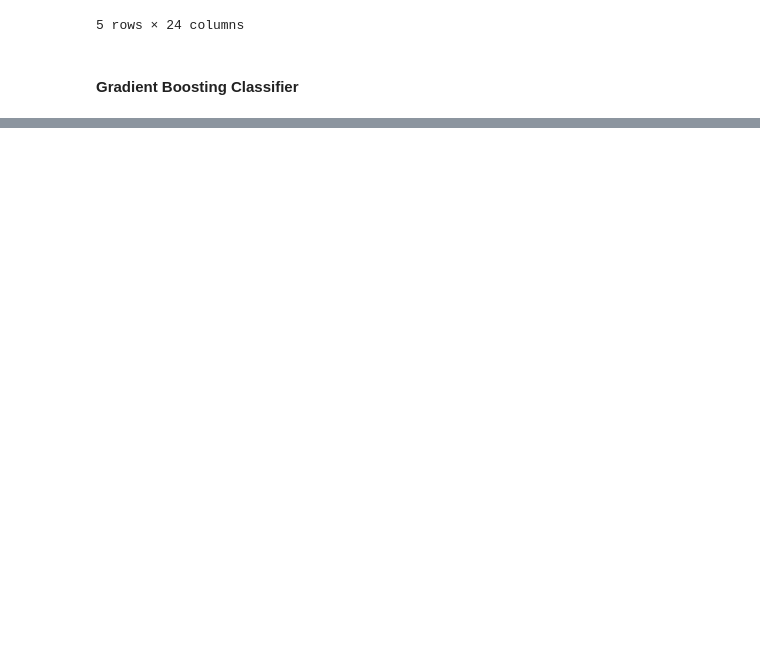
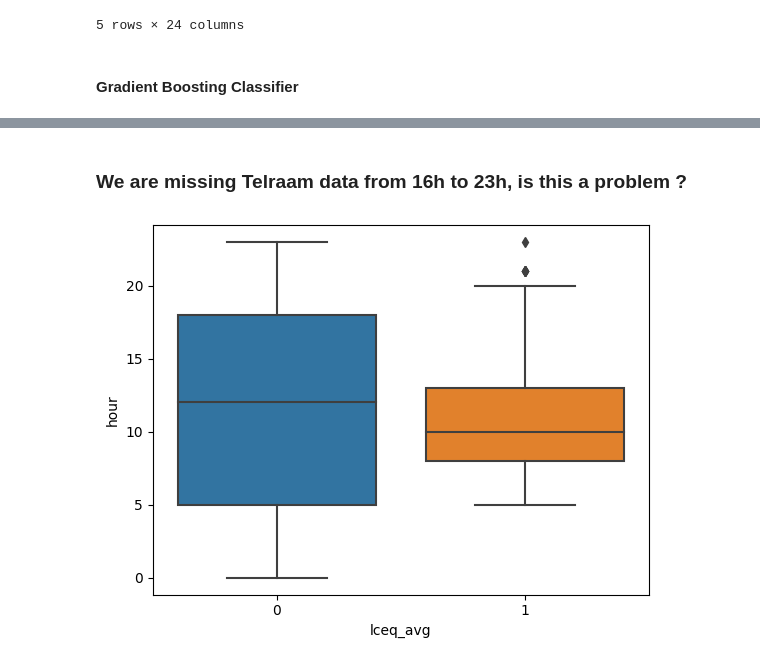
Before and after one commit to vavald/MDA_Switzerland, a Jupyter notebook: Valentin/Prediction_Models.ipynb, the cells around one changed output, grey strips where cells are left out. Drawn from its saved outputs; the diff is of its cells as text; code cells hidden in the pictures; blank space fills up the shorter version.

```diff
--- a/Valentin/Prediction_Models.ipynb
+++ b/Valentin/Prediction_Models.ipynb
@@ -488,0 +520,8 @@ This is nice but the problem is that we have a higly imbalanced dataset, so we a
+# %% [markdown]
+### We are missing Telraam data from 16h to 23h, is this a problem ?
+# %%
+# grouped boxplot by lcpeak_avg, with hour on y axis
+sns.boxplot(x='lceq_avg',y='hour',data=df_binary)
+plt.show()
+# %% [output]
+[figure, added]
```
Also changed, not shown: parts of 14 cells of this notebook, 2 other files.
